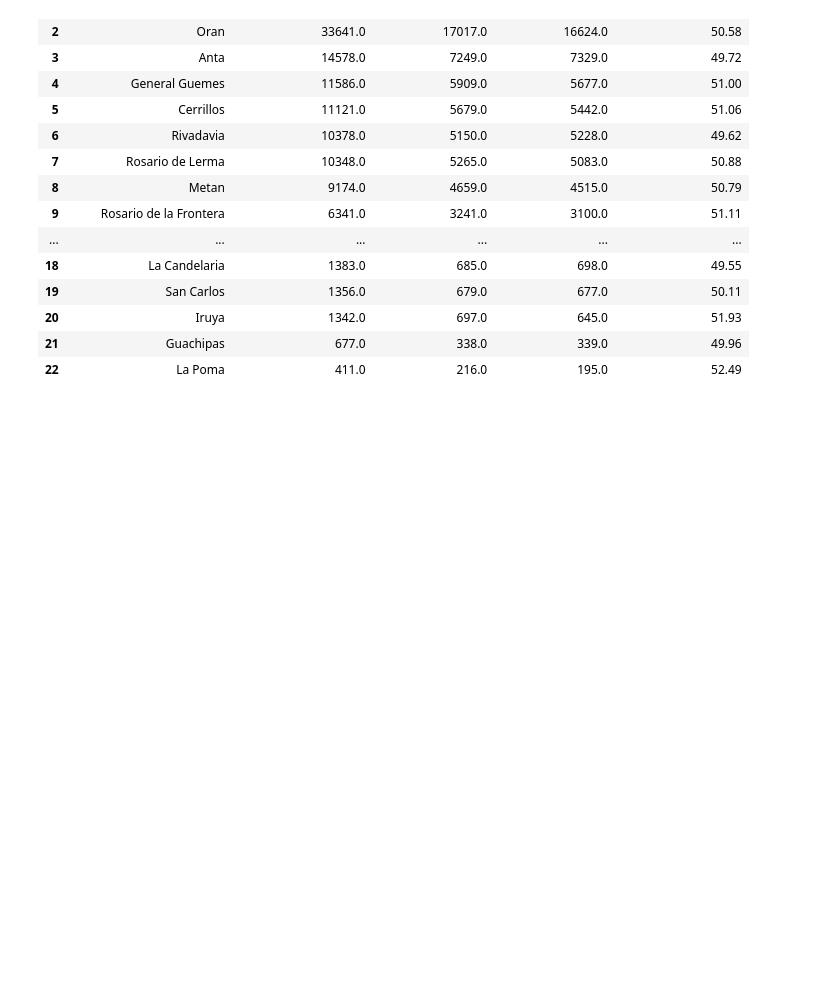
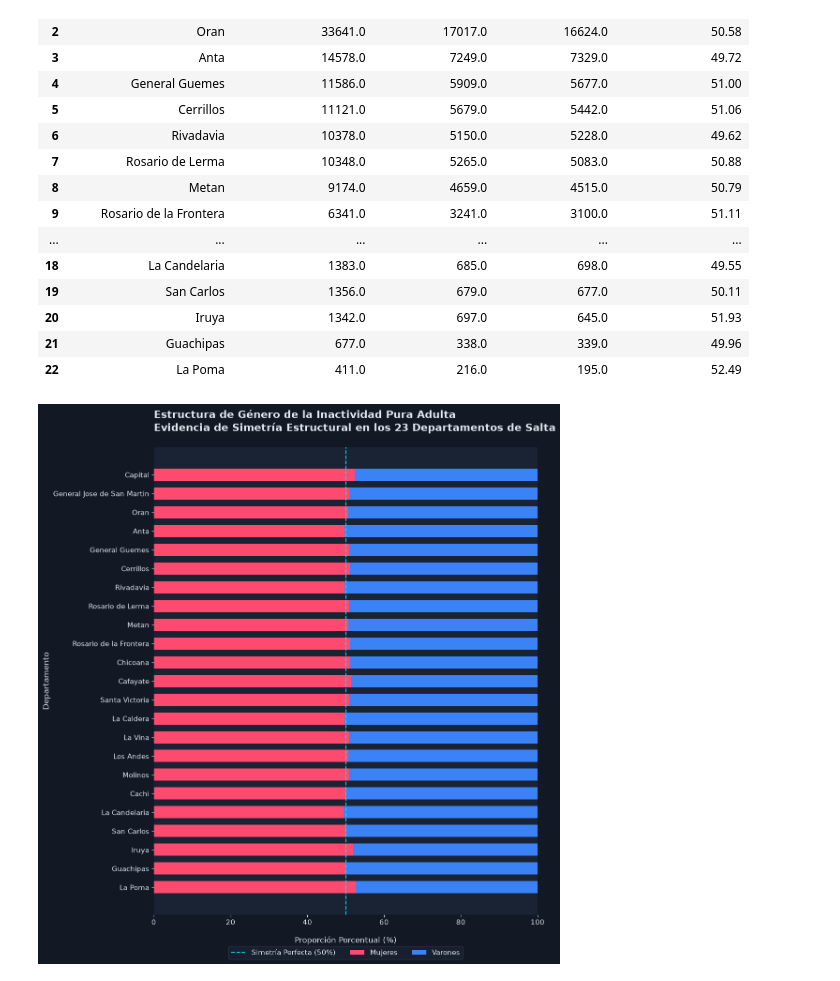
Before and after one commit to turkoModad/censo-pipeline-geoanalytics, a Jupyter notebook: consultas.ipynb, the cells around one changed output. Cells and saved outputs as stored; diff of their text form; code cells hidden in the pictures; blank space fills up the shorter version.

Commit message:
agregue visualizacion de la query de inactivos por sexo

```diff
--- a/consultas.ipynb
+++ b/consultas.ipynb
@@ -730,3 +730,48 @@ Desglose de Inactivos Puros por Género y Departamento:
 | 20 | Iruya | 1342.0 | 697.0 | 645.0 | 51.93 |
 | 21 | Guachipas | 677.0 | 338.0 | 339.0 | 49.96 |
 | 22 | La Poma | 411.0 | 216.0 | 195.0 | 52.49 |
+# %%
+FONDO_OSCURO = '#121824'
+FONDO_GRAFICO = '#1a2333'
+COLOR_TEXTO = '#E2E8F0'
+COLOR_GRILLA = '#2D3748'
+COLOR_LINEA_50 = '#00E5FF'
+COLOR_MUJERES = '#FF4A70'
+COLOR_VARONES = '#3B82F6'
+
+df_all_plot = df_inactivos_genero.copy()
+
+df_all_plot['porc_mujeres'] = (df_all_plot['inactivos_mujeres'] / df_all_plot['total_inactivos_puros']) * 100
+df_all_plot['porc_varones'] = (df_all_plot['inactivos_varones'] / df_all_plot['total_inactivos_puros']) * 100
+
+df_all_plot = df_all_plot.sort_values(by='total_inactivos_puros', ascending=True)
+
+fig, ax = plt.subplots(figsize=(11, 12), facecolor=FONDO_OSCURO)
+ax.set_facecolor(FONDO_GRAFICO)
+
+bars_m = ax.barh(df_all_plot['departamento'], df_all_plot['porc_mujeres'], color=COLOR_MUJERES, label='Mujeres', height=0.65)
+bars_v = ax.barh(df_all_plot['departamento'], df_all_plot['porc_varones'], left=df_all_plot['porc_mujeres'], color=COLOR_VARONES, label='Varones', height=0.65)
+
+ax.axvline(x=50, color=COLOR_LINEA_50, linestyle='--', linewidth=1.5, alpha=0.9, label='Simetría Perfecta (50%)')
+
+ax.set_title("Estructura de Género de la Inactividad Pura Adulta\nEvidencia de Simetría Estructural en los 23 Departamentos de Salta",
+             fontsize=16, fontweight='bold', pad=25, loc='left', color=COLOR_TEXTO)
+ax.set_xlabel("Proporción Porcentual (%)", fontsize=12, labelpad=15, color=COLOR_TEXTO)
+ax.set_ylabel("Departamento", fontsize=12, color=COLOR_TEXTO)
+ax.set_xlim(0, 100)
+
+ax.tick_params(axis='x', colors=COLOR_TEXTO, labelsize=11)
+ax.tick_params(axis='y', colors=COLOR_TEXTO, labelsize=11)
+ax.grid(False)
+sns.despine(left=True, bottom=True)
+
+leyenda = ax.legend(loc='upper center', bbox_to_anchor=(0.5, -0.06), ncol=3, frameon=True, fontsize=11)
+leyenda.get_frame().set_facecolor(FONDO_GRAFICO)
+leyenda.get_frame().set_edgecolor(COLOR_GRILLA)
+for text in leyenda.get_texts():
+    text.set_color(COLOR_TEXTO)
+
+plt.tight_layout()
+plt.show()
+# %% [output]
+[figure, added]
```
